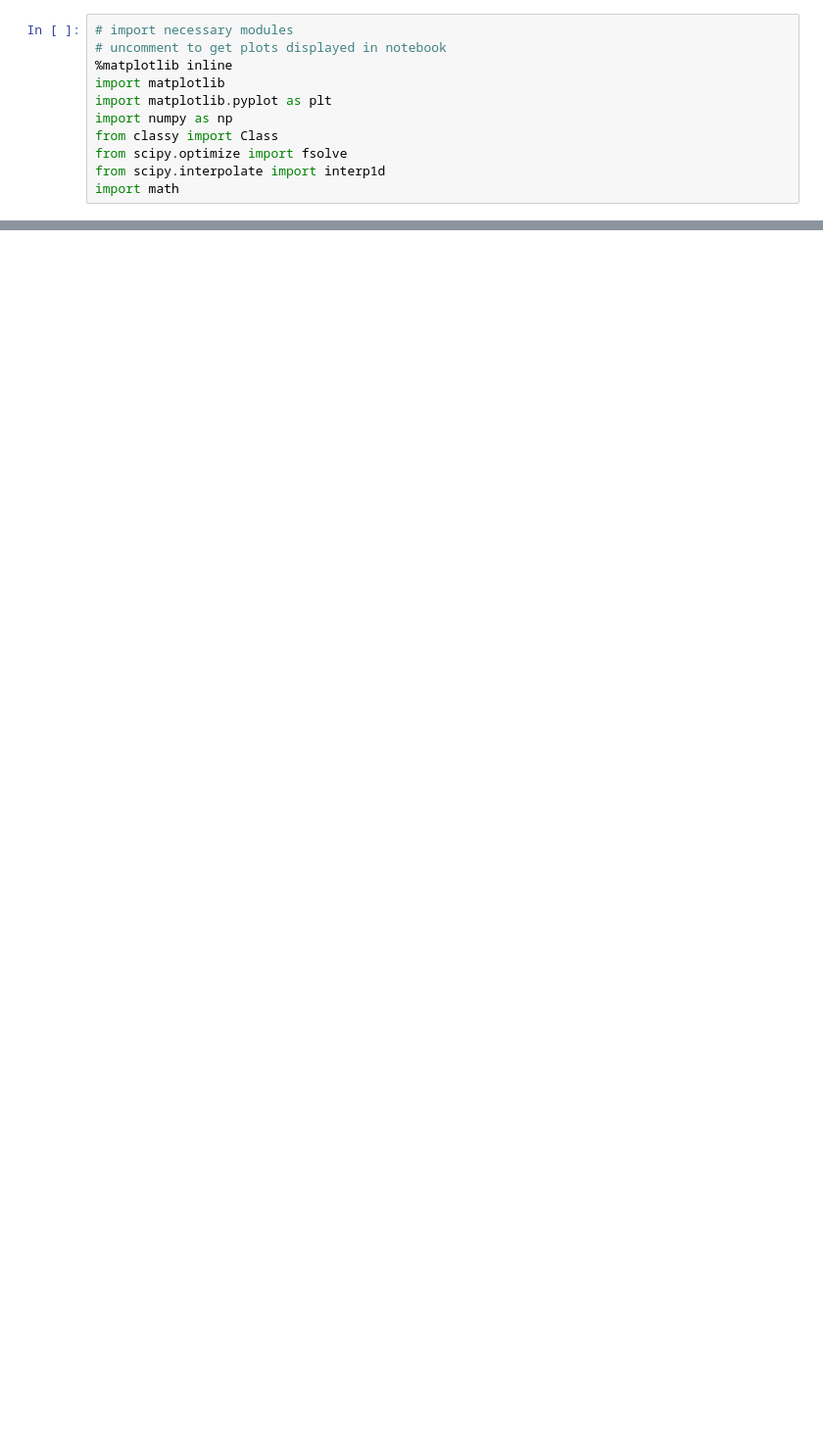
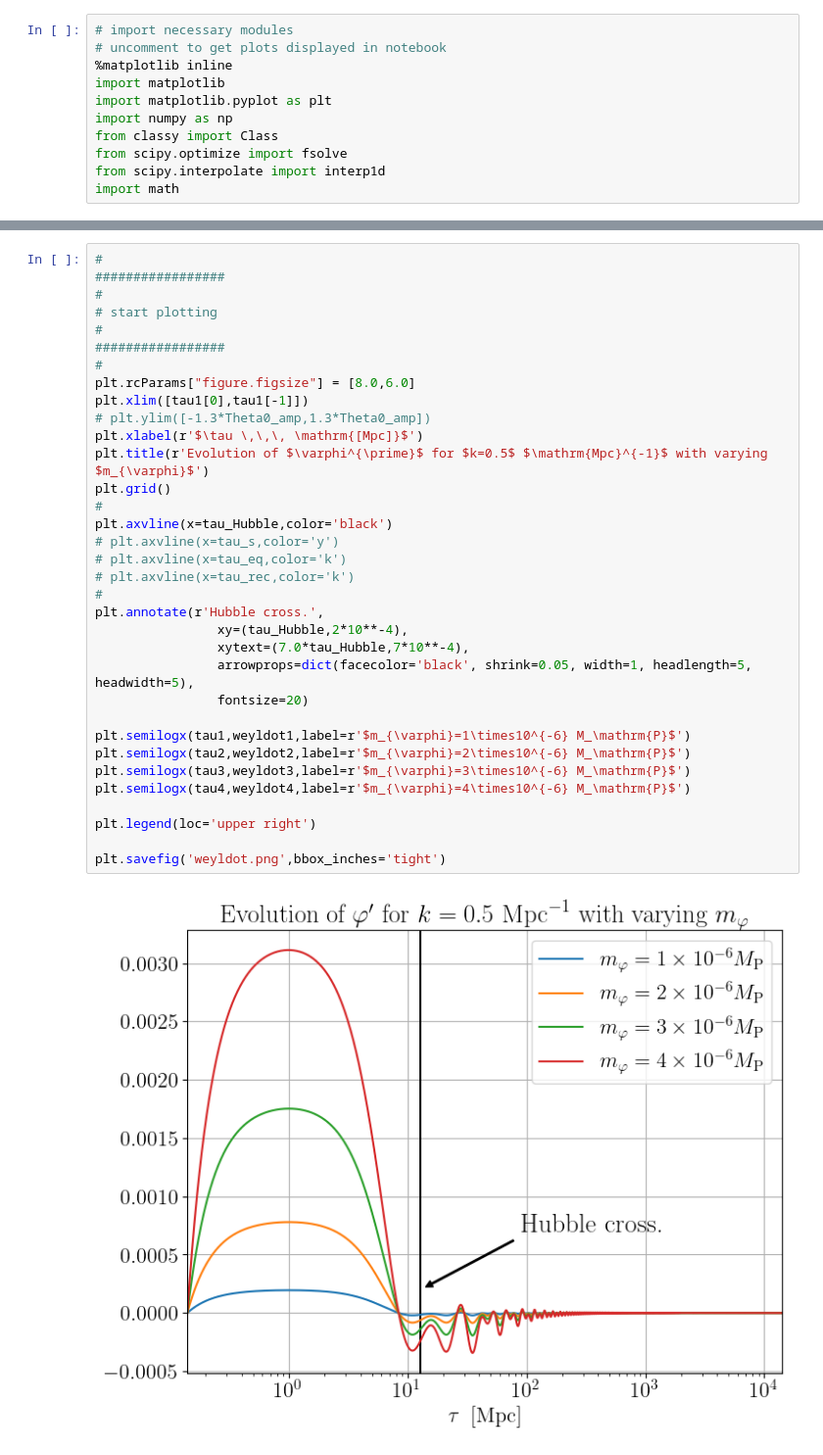
Before and after one commit to cosmosapjw-quantum/class_2209_02277, a Jupyter notebook: notebooks/one_k_mass.ipynb, the cells around one changed output, grey strips where cells are left out. Shown at 98% size. Cells and saved outputs as stored; diff of their text form; blank space fills up the shorter version.

```diff
--- a/notebooks/one_k_mass.ipynb
+++ b/notebooks/one_k_mass.ipynb
@@ -296,2 +302,38 @@ plt.savefig('weyldot.png',bbox_inches='tight')
+# %%
+#
+#################
+#
+# start plotting
+#
+#################
+#
+plt.rcParams["figure.figsize"] = [8.0,6.0]
+plt.xlim([tau1[0],tau1[-1]])
+# plt.ylim([-1.3*Theta0_amp,1.3*Theta0_amp])
+plt.xlabel(r'$\tau \,\,\, \mathrm{[Mpc]}$')
+plt.title(r'Evolution of $\varphi^{\prime}$ for $k=0.5$ $\mathrm{Mpc}^{-1}$ with varying $m_{\varphi}$')
+plt.grid()
+#
+plt.axvline(x=tau_Hubble,color='black')
+# plt.axvline(x=tau_s,color='y')
+# plt.axvline(x=tau_eq,color='k')
+# plt.axvline(x=tau_rec,color='k')
+#
+plt.annotate(r'Hubble cross.',
+                xy=(tau_Hubble,2*10**-4),
+                xytext=(7.0*tau_Hubble,7*10**-4),
+                arrowprops=dict(facecolor='black', shrink=0.05, width=1, headlength=5, headwidth=5),
+                fontsize=20)
+
+plt.semilogx(tau1,weyldot1,label=r'$m_{\varphi}=1\times10^{-6} M_\mathrm{P}$')
+plt.semilogx(tau2,weyldot2,label=r'$m_{\varphi}=2\times10^{-6} M_\mathrm{P}$')
+plt.semilogx(tau3,weyldot3,label=r'$m_{\varphi}=3\times10^{-6} M_\mathrm{P}$')
+plt.semilogx(tau4,weyldot4,label=r'$m_{\varphi}=4\times10^{-6} M_\mathrm{P}$')
+
+plt.legend(loc='upper right')
+
+plt.savefig('weyldot.png',bbox_inches='tight')
+# %% [output]
+[figure, added]
 # %%
 plt.xlabel(r'$\tau \,\,\, \mathrm{[Mpc]}$')
```
Also changed, not shown: parts of 3 cells of this notebook, 20 other files.
